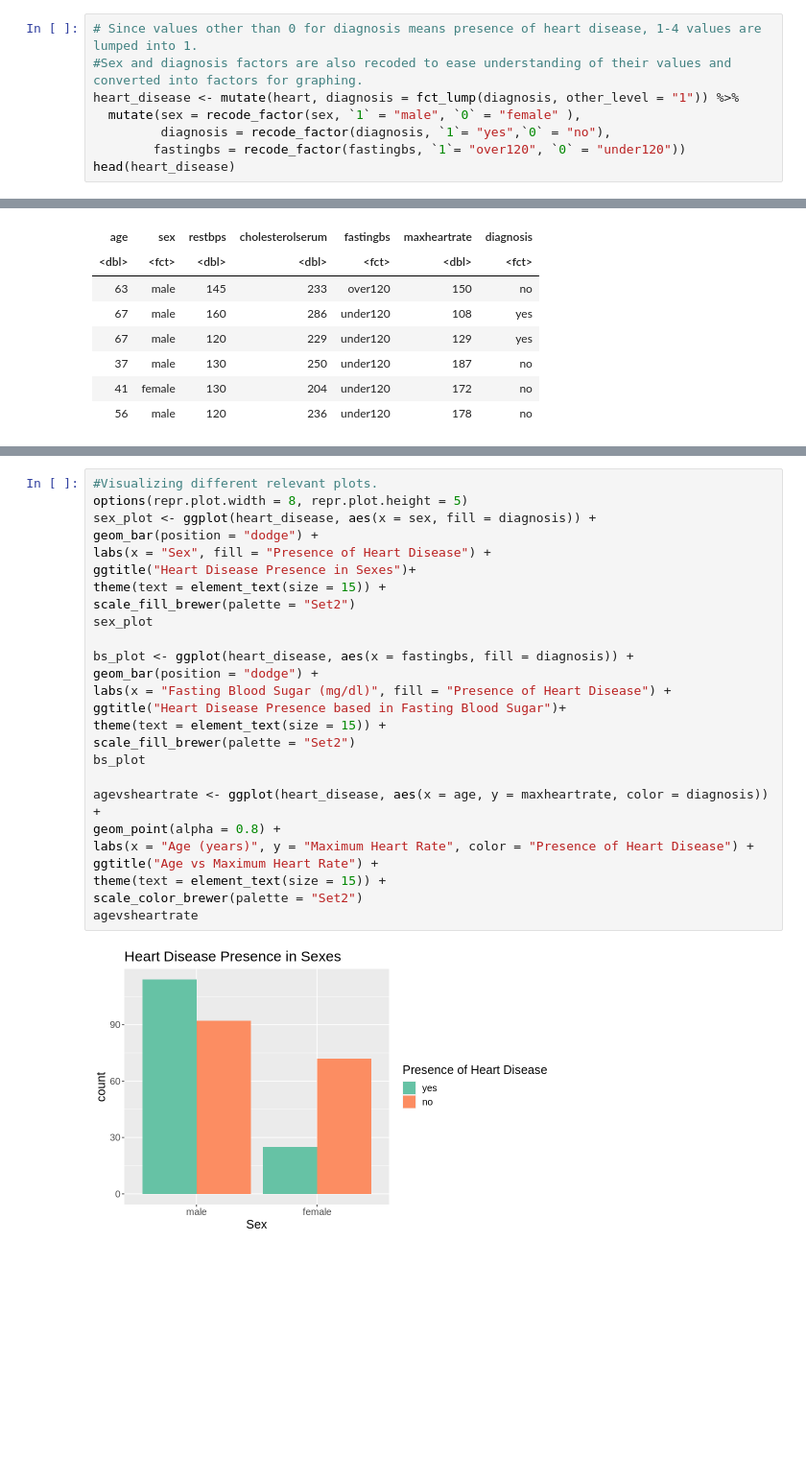
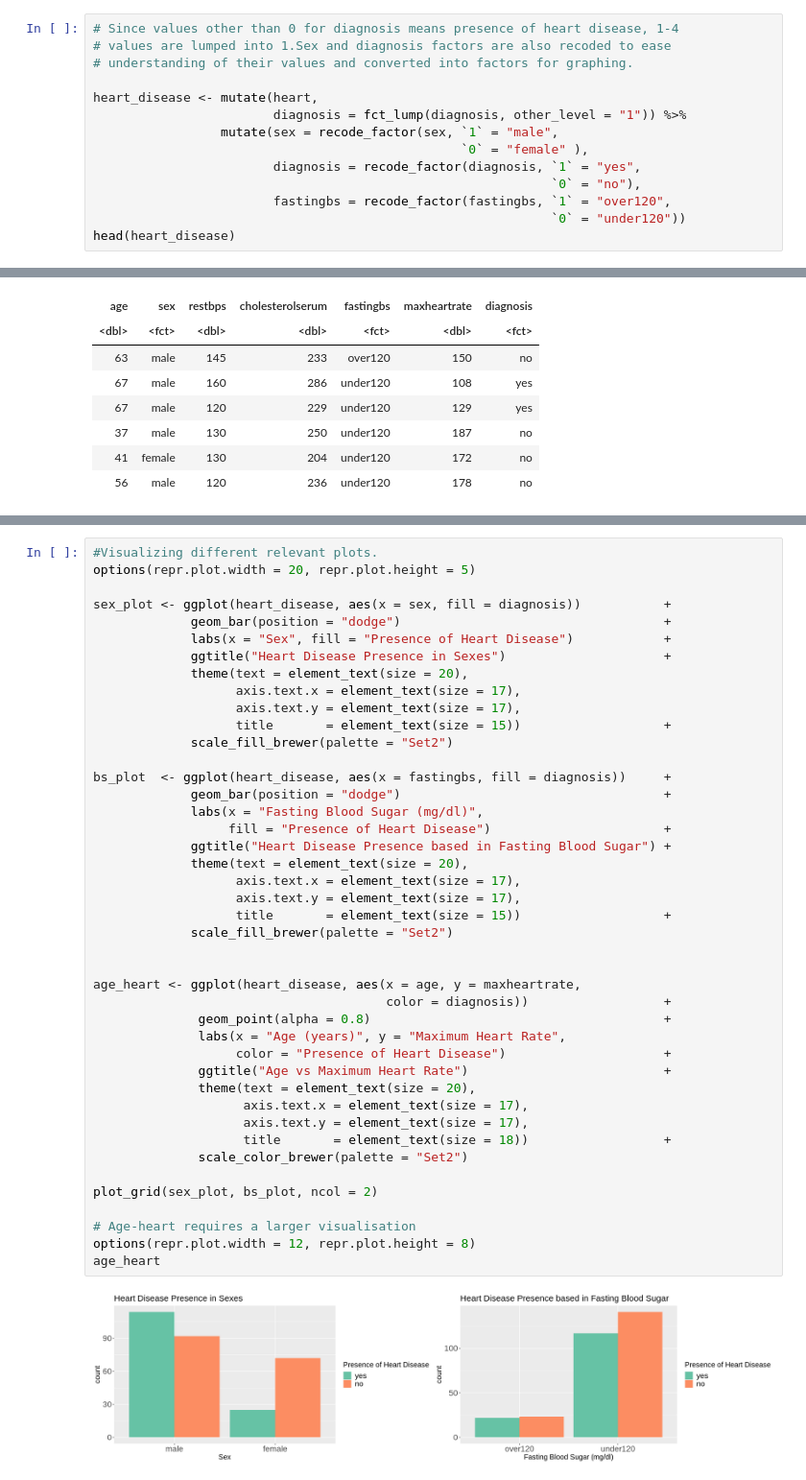
Before and after one commit to laurent-mt/dsci100project, a Jupyter notebook: code.ipynb, the cells around one changed output, grey strips where cells are left out. Shown: that part at 96% size. Drawn from its saved outputs; the diff is of its cells as text; blank space fills up the shorter version.

Commit message:
Formating
Edited the layout of the code (general convention is to have max 80 characters per line). Also edited the visualisation on the plots and added the cowplot library

```diff
--- a/code.ipynb
+++ b/code.ipynb
@@ -62,12 +82,18 @@ A tibble: 6 × 7
        fastingbs     maxheartrate        diagnosis
                0                0                0
 # %%
-# Since values other than 0 for diagnosis means presence of heart disease, 1-4 values are lumped into 1.
-#Sex and diagnosis factors are also recoded to ease understanding of their values and converted into factors for graphing.
-heart_disease <- mutate(heart, diagnosis = fct_lump(diagnosis, other_level = "1")) %>%
-  mutate(sex = recode_factor(sex, `1` = "male", `0` = "female" ),
-         diagnosis = recode_factor(diagnosis, `1`= "yes",`0` = "no"),
-        fastingbs = recode_factor(fastingbs, `1`= "over120", `0` = "under120"))
+# Since values other than 0 for diagnosis means presence of heart disease, 1-4
+# values are lumped into 1.Sex and diagnosis factors are also recoded to ease
+# understanding of their values and converted into factors for graphing.
+
+heart_disease <- mutate(heart,
+                        diagnosis = fct_lump(diagnosis, other_level = "1")) %>%
+                 mutate(sex = recode_factor(sex, `1` = "male",
+                                                 `0` = "female" ),
+                        diagnosis = recode_factor(diagnosis, `1` = "yes",
+                                                             `0` = "no"),
+                        fastingbs = recode_factor(fastingbs, `1` = "over120",
+                                                             `0` = "under120"))
 head(heart_disease)
 # %% [output]
 A tibble: 6 × 7
@@ -92,29 +119,46 @@ A tibble: 1 × 4
 | 54.43894 | 131.6898 | 246.6931 | 149.6073 |
 # %%
 #Visualizing different relevant plots.
-options(repr.plot.width = 8, repr.plot.height = 5)
-sex_plot <- ggplot(heart_disease, aes(x = sex, fill = diagnosis)) +
-geom_bar(position = "dodge") +
-labs(x = "Sex", fill = "Presence of Heart Disease") +
-ggtitle("Heart Disease Presence in Sexes")+
-theme(text = element_text(size = 15)) +
-scale_fill_brewer(palette = "Set2")
-sex_plot
+options(repr.plot.width = 20, repr.plot.height = 5)
 
-bs_plot <- ggplot(heart_disease, aes(x = fastingbs, fill = diagnosis)) +
-geom_bar(position = "dodge") +
-labs(x = "Fasting Blood Sugar (mg/dl)", fill = "Presence of Heart Disease") +
-ggtitle("Heart Disease Presence based in Fasting Blood Sugar")+
-theme(text = element_text(size = 15)) +
-scale_fill_brewer(palette = "Set2")
-bs_plot
+sex_plot <- ggplot(heart_disease, aes(x = sex, fill = diagnosis))           +
+             geom_bar(position = "dodge")                                   +
+             labs(x = "Sex", fill = "Presence of Heart Disease")            +
+             ggtitle("Heart Disease Presence in Sexes")                     +
+             theme(text = element_text(size = 20),
+                   axis.text.x = element_text(size = 17),
+                   axis.text.y = element_text(size = 17),
+                   title       = element_text(size = 15))                   +
+             scale_fill_brewer(palette = "Set2")
 
-agevsheartrate <- ggplot(heart_disease, aes(x = age, y = maxheartrate, color = diagnosis)) +
-geom_point(alpha = 0.8) +
-labs(x = "Age (years)", y = "Maximum Heart Rate", color = "Presence of Heart Disease") +
-ggtitle("Age vs Maximum Heart Rate") +
-theme(text = element_text(size = 15)) +
-scale_color_brewer(palette = "Set2")
-agevsheartrate
+bs_plot  <- ggplot(heart_disease, aes(x = fastingbs, fill = diagnosis))     +
+             geom_bar(position = "dodge")                                   +
+             labs(x = "Fasting Blood Sugar (mg/dl)",
+                  fill = "Presence of Heart Disease")                       +
+             ggtitle("Heart Disease Presence based in Fasting Blood Sugar") +
+             theme(text = element_text(size = 20),
+                   axis.text.x = element_text(size = 17),
+                   axis.text.y = element_text(size = 17),
+                   title       = element_text(size = 15))                   +
+             scale_fill_brewer(palette = "Set2")
+
+
+age_heart <- ggplot(heart_disease, aes(x = age, y = maxheartrate,
+                                       color = diagnosis))                  +
+              geom_point(alpha = 0.8)                                       +
+              labs(x = "Age (years)", y = "Maximum Heart Rate",
+                   color = "Presence of Heart Disease")                     +
+              ggtitle("Age vs Maximum Heart Rate")                          +
+              theme(text = element_text(size = 20),
+                    axis.text.x = element_text(size = 17),
+                    axis.text.y = element_text(size = 17),
+                    title       = element_text(size = 18))                  +
+              scale_color_brewer(palette = "Set2")
+
+plot_grid(sex_plot, bs_plot, ncol = 2)
+
+# Age-heart requires a larger visualisation
+options(repr.plot.width = 12, repr.plot.height = 8)
+age_heart
 # %% [output]
-[figure, old version]
+[figure, new version]
```
Also changed, not shown: parts of 4 cells of this notebook.
